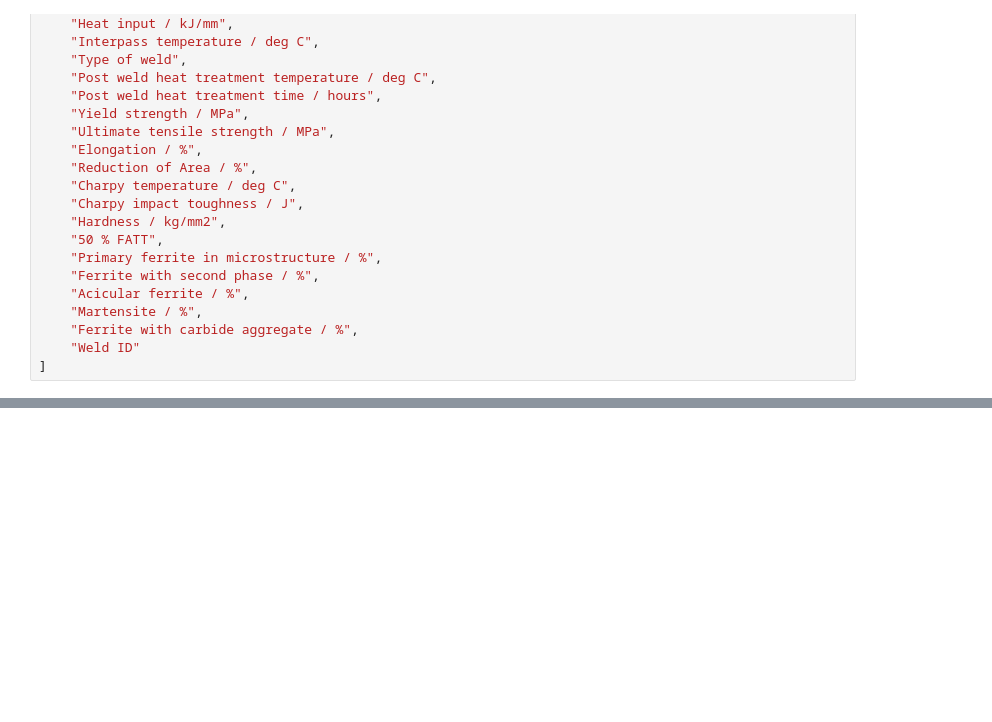
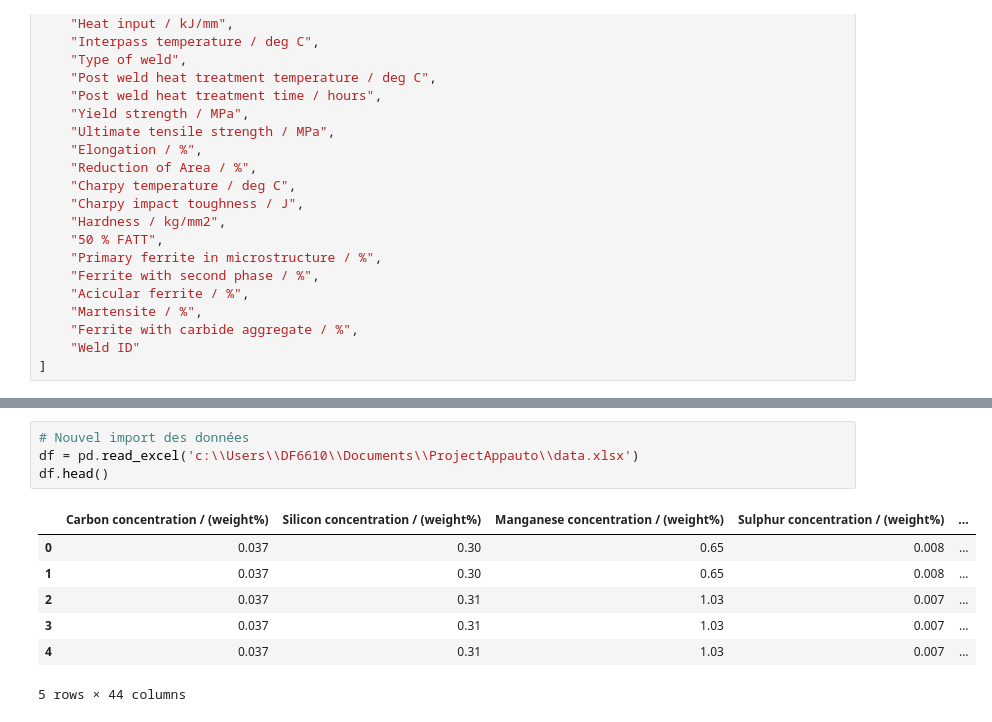
Before and after one commit to Saad123654/ProjectAppauto, a Jupyter notebook: notebook.ipynb, the cells around one changed output, grey strips where cells are left out. Drawn from its saved outputs; the diff is of its cells as text; blank space fills up the shorter version.

```diff
--- a/notebook.ipynb
+++ b/notebook.ipynb
@@ -83,0 +92,12 @@ data.describe()
+# %%
+# Nouvel import des données
+df = pd.read_excel('c:\\Users\\DF6610\\Documents\\ProjectAppauto\\data.xlsx')
+df.head()
+# %% [output]
+|  | Carbon concentration / (weight%) | Silicon concentration / (weight%) | Manganese concentration / (weight%) | Sulphur concentration / (weight%) | ... |
+| 0 | 0.037 | 0.30 | 0.65 | 0.008 | ... |
+| 1 | 0.037 | 0.30 | 0.65 | 0.008 | ... |
+| 2 | 0.037 | 0.31 | 1.03 | 0.007 | ... |
+| 3 | 0.037 | 0.31 | 1.03 | 0.007 | ... |
+| 4 | 0.037 | 0.31 | 1.03 | 0.007 | ... |
+5 rows × 44 columns
```
Also changed, not shown: parts of 10 cells of this notebook, 1 other file.
